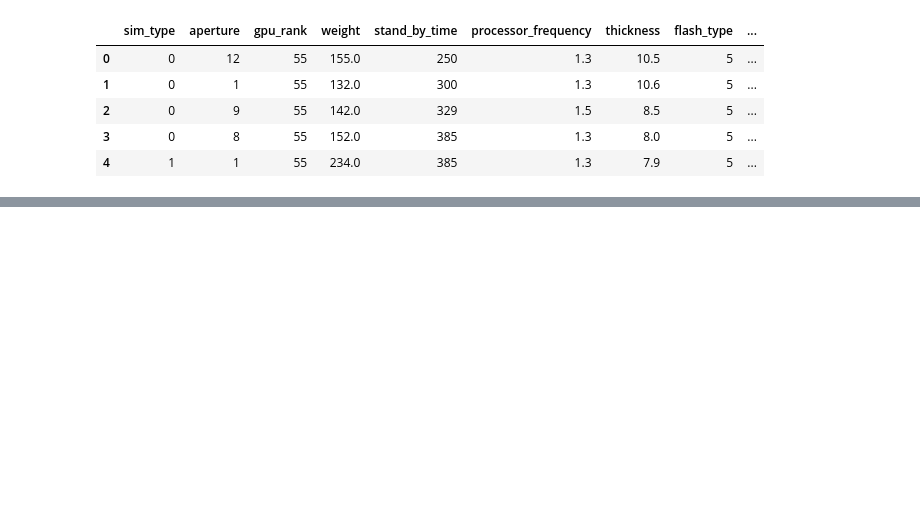
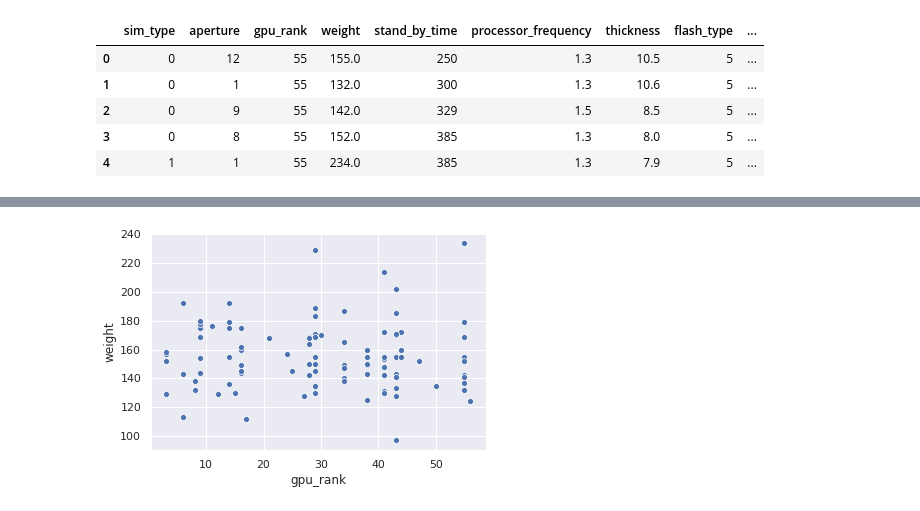
Before and after one commit to anuanu0-0/Deep-Learning, a Jupyter notebook: Getting-Started/python_basics.ipynb, the cells around one changed output, grey strips where cells are left out. Cells and saved outputs as stored; diff of their text form; code cells hidden in the pictures; blank space fills up the shorter version.

```diff
--- a/Getting-Started/python_basics.ipynb
+++ b/Getting-Started/python_basics.ipynb
@@ -747,0 +612,4 @@ ax = sns.scatterplot()
+# %%
+ax = sns.scatterplot(x = "gpu_rank", y = "weight", data = data)
+# %% [output]
+[figure, added]
```
Also changed, not shown: parts of 54 cells of this notebook.
